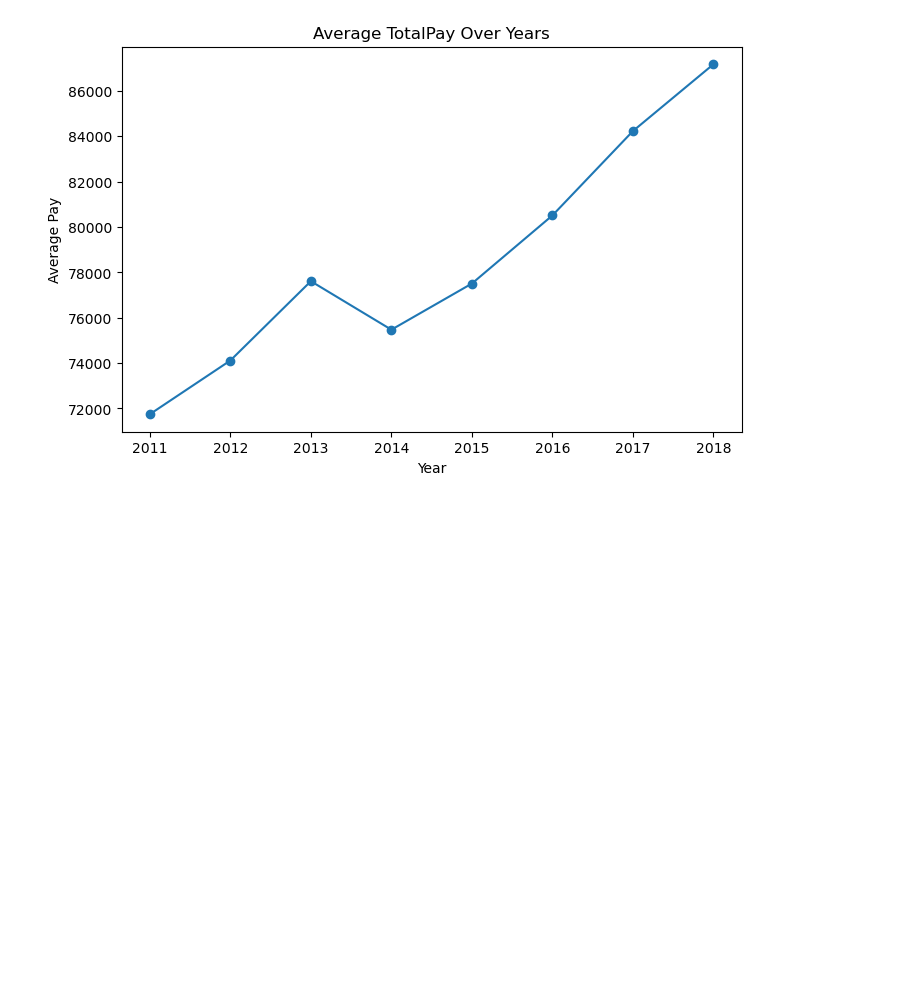
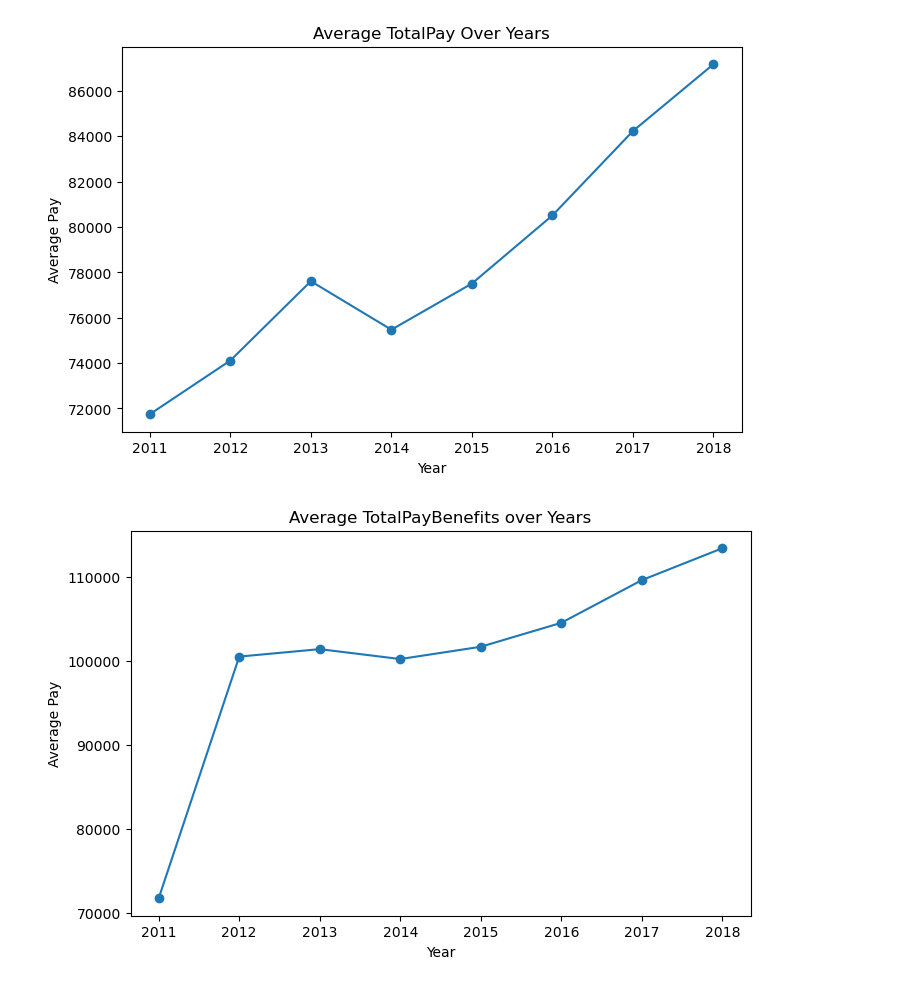
Before and after one commit to niteshkavade/San-Francisco-Employee-Salary-Prediction, a Jupyter notebook: San Francisco Employees Salary.ipynb, the cells around one changed output. Saved outputs shown, nothing was run; the diff lists cells and outputs as text; code cells hidden in the pictures; blank space fills up the shorter version.

Commit message:
Trends Over Time

```diff
--- a/San Francisco Employees Salary.ipynb
+++ b/San Francisco Employees Salary.ipynb
@@ -241,3 +241,13 @@ plt.xlabel("Year")
 plt.show()
 # %% [output]
 [figure]
+# %%
+yearly_trend = data.groupby("Year")["TotalPayBenefits"].mean()
+
+yearly_trend.plot(marker='o',figsize=(8,5))
+plt.title("Average TotalPayBenefits over Years")
+plt.ylabel("Average Pay")
+plt.xlabel("Year")
+plt.show()
+# %% [output]
+[figure, added]
```
Also changed, not shown: parts of 1 cell of this notebook.
